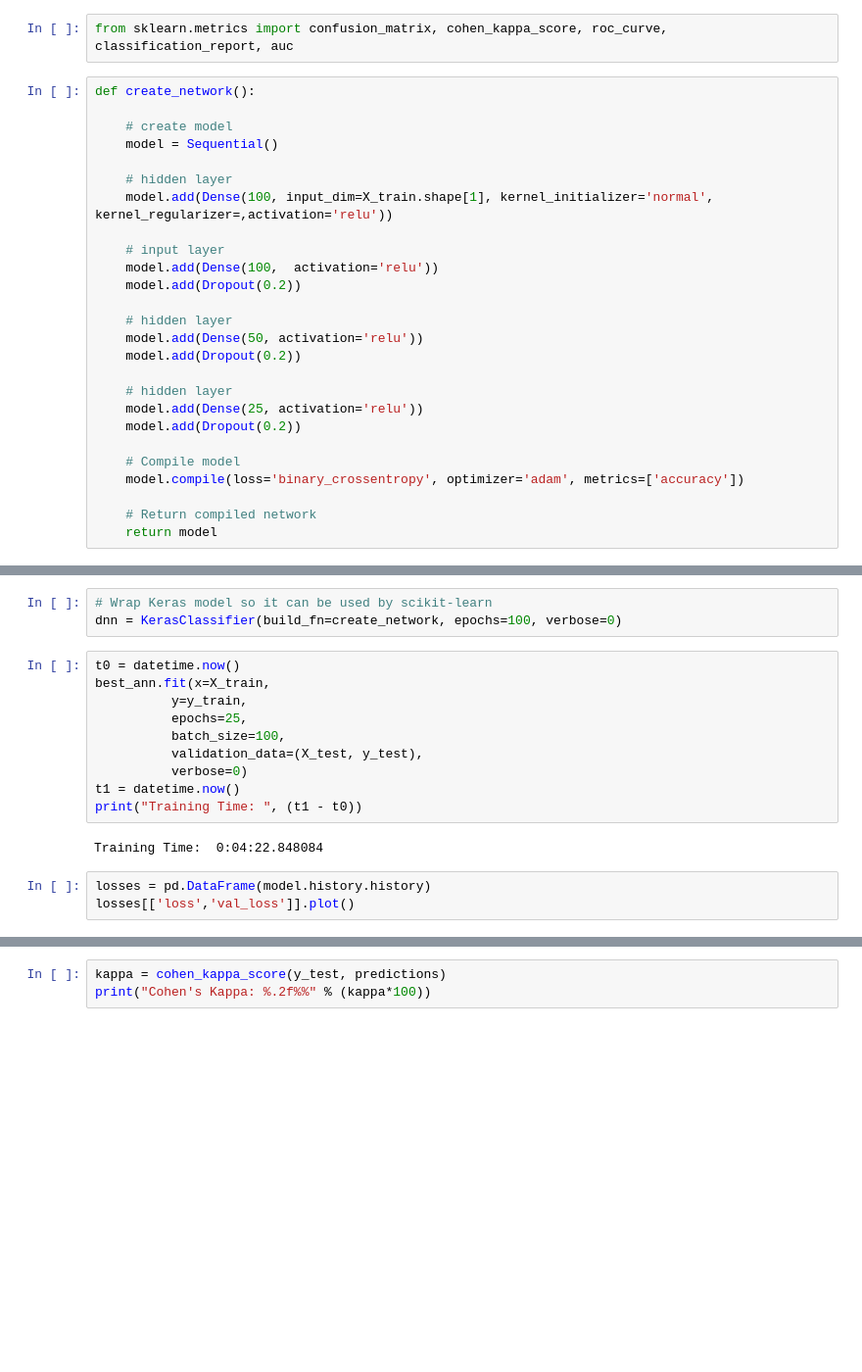
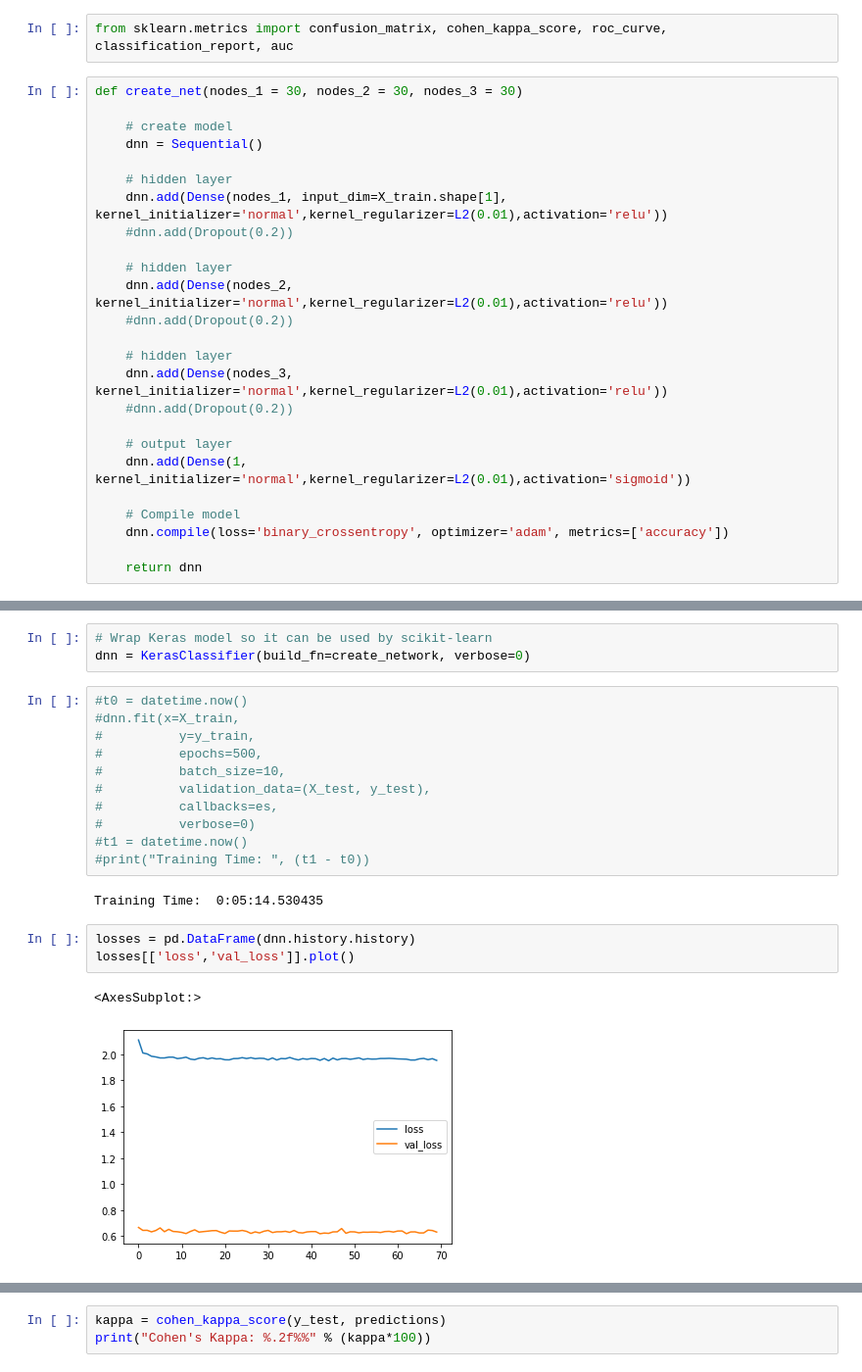
Before and after one commit to AlanXVII/dissertation, a Jupyter notebook: DNN.ipynb, the cells around one changed output, grey strips where cells are left out. Shown: that part at 98% size. Cells and saved outputs as stored; diff of their text form; blank space fills up the shorter version.

Commit message:
gridsearch_dnn_nodes

```diff
--- a/DNN.ipynb
+++ b/DNN.ipynb
@@ -37,28 +38,27 @@ from tensorflow.keras.wrappers.scikit_learn import KerasClassifier
 # %%
 from sklearn.metrics import confusion_matrix, cohen_kappa_score, roc_curve, classification_report, auc
 # %%
-def create_network():
+def create_net(nodes_1 = 30, nodes_2 = 30, nodes_3 = 30)
 
     # create model
-    model = Sequential()
+    dnn = Sequential()
 
     # hidden layer
-    model.add(Dense(100, input_dim=X_train.shape[1], kernel_initializer='normal', kernel_regularizer=,activation='relu'))
-
-    # input layer
-    model.add(Dense(100,  activation='relu'))
-    model.add(Dropout(0.2))
+    dnn.add(Dense(nodes_1, input_dim=X_train.shape[1], kernel_initializer='normal',kernel_regularizer=L2(0.01),activation='relu'))
+    #dnn.add(Dropout(0.2))
 
     # hidden layer
-    model.add(Dense(50, activation='relu'))
-    model.add(Dropout(0.2))
+    dnn.add(Dense(nodes_2, kernel_initializer='normal',kernel_regularizer=L2(0.01),activation='relu'))
+    #dnn.add(Dropout(0.2))
 
     # hidden layer
-    model.add(Dense(25, activation='relu'))
-    model.add(Dropout(0.2))
+    dnn.add(Dense(nodes_3, kernel_initializer='normal',kernel_regularizer=L2(0.01),activation='relu'))
+    #dnn.add(Dropout(0.2))
+
+    # output layer
+    dnn.add(Dense(1, kernel_initializer='normal',kernel_regularizer=L2(0.01),activation='sigmoid'))
 
     # Compile model
-    model.compile(loss='binary_crossentropy', optimizer='adam', metrics=['accuracy'])
+    dnn.compile(loss='binary_crossentropy', optimizer='adam', metrics=['accuracy'])
 
-    # Return compiled network
-    return model
+    return dnn
@@ -65,20 +67,24 @@ def create_network():
 # %%
 # Wrap Keras model so it can be used by scikit-learn
-dnn = KerasClassifier(build_fn=create_network, epochs=100, verbose=0)
+dnn = KerasClassifier(build_fn=create_network, verbose=0)
 # %%
-t0 = datetime.now()
-best_ann.fit(x=X_train,
-          y=y_train,
-          epochs=25,
-          batch_size=100,
-          validation_data=(X_test, y_test),
-          verbose=0)
-t1 = datetime.now()
-print("Training Time: ", (t1 - t0))
+#t0 = datetime.now()
+#dnn.fit(x=X_train,
+#          y=y_train,
+#          epochs=500,
+#          batch_size=10,
+#          validation_data=(X_test, y_test),
+#          callbacks=es,
+#          verbose=0)
+#t1 = datetime.now()
+#print("Training Time: ", (t1 - t0))
 # %% [output]
-Training Time:  0:04:22.848084
+Training Time:  0:05:14.530435
 # %%
-losses = pd.DataFrame(model.history.history)
+losses = pd.DataFrame(dnn.history.history)
 losses[['loss','val_loss']].plot()
+# %% [output]
+<AxesSubplot:>
+[figure, added]
 # %%
 losses[['accuracy','val_accuracy']].plot()
```
Also changed, not shown: parts of 6 cells of this notebook, 2 other files.
